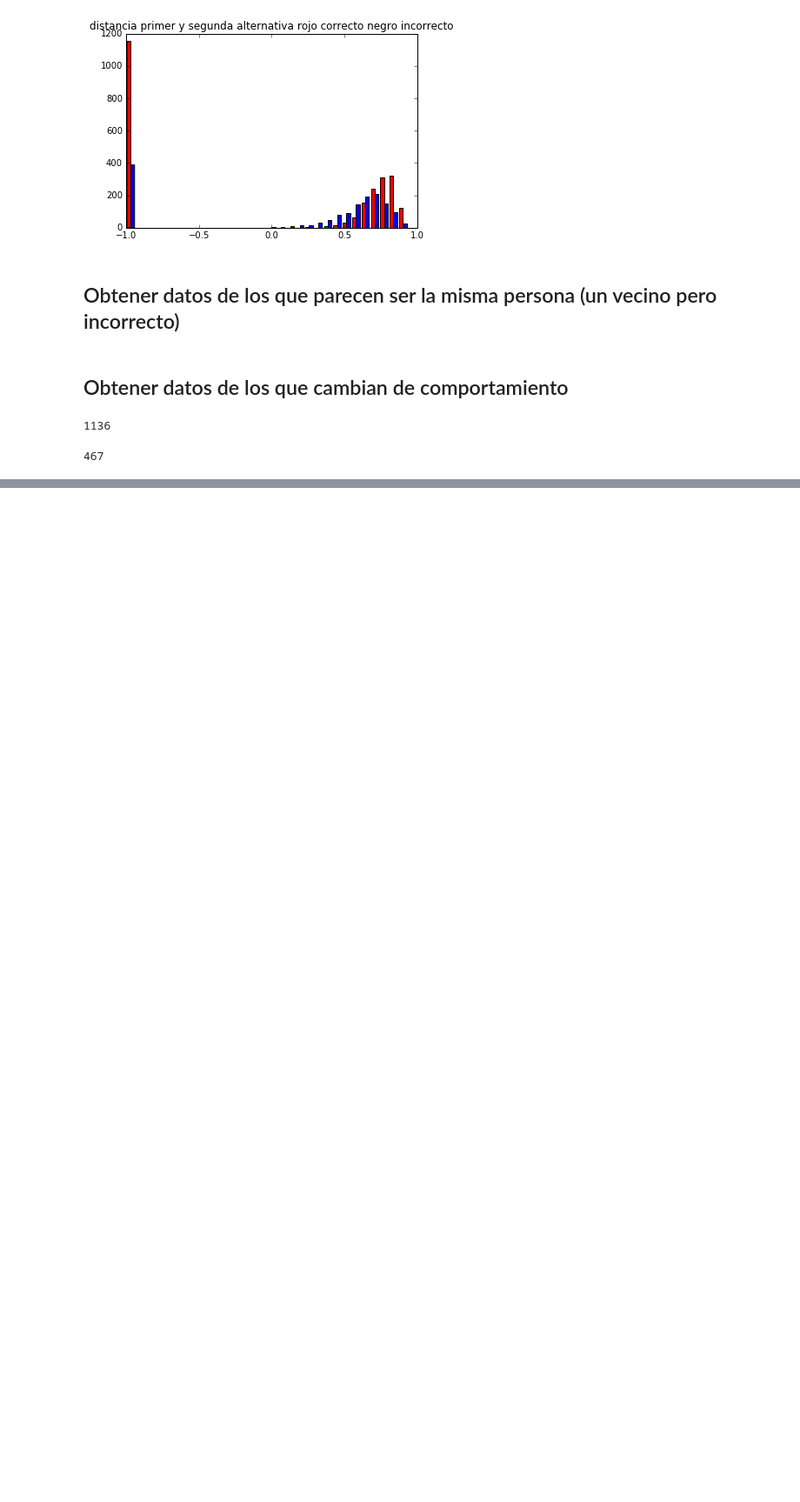
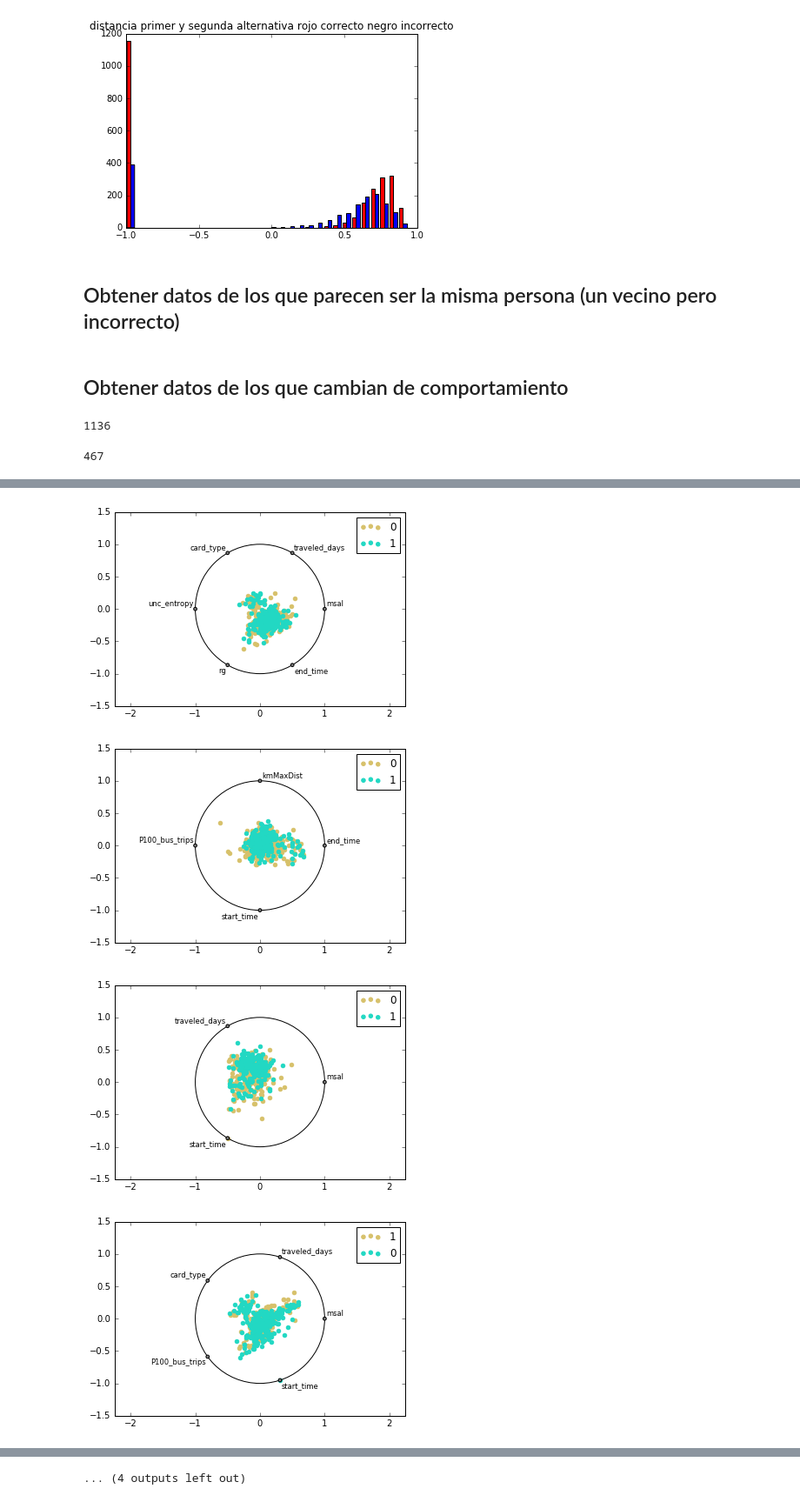
Before and after one commit to cinai/identification-algorithms, a Jupyter notebook: algoritmo_3/ResultsExploration.ipynb, the cells around one changed output, grey strips where cells are left out. Shown at 87% size. Drawn from its saved outputs; the diff is of its cells as text; code cells hidden in the pictures; blank space fills up the shorter version.

```diff
--- a/algoritmo_3/ResultsExploration.ipynb
+++ b/algoritmo_3/ResultsExploration.ipynb
@@ -826,0 +864,27 @@ for j in indexs_changed_behaviour_one_match:
+# %%
+set_radviz = [['msal','traveled_days','card_type','unc_entropy','rg','end_time','identified'],
+             ['end_time','kmMaxDist','P100_bus_trips','start_time','identified'],
+             ['msal','traveled_days','start_time','identified'],
+             ['msal','traveled_days','card_type','P100_bus_trips','start_time','identified'],
+             ['rg','end_time','kmMaxDist','P100_bus_trips','start_time','identified'],
+             ['msal','traveled_days','card_type','unc_entropy','rg','end_time','identified'],
+             ['card_type','unc_entropy','rg','end_time','kmMaxDist','P100_bus_trips','identified'],
+             ['card_type','P100_bus_trips','identified'],
+             ['card_type','P100_bus_trips','end_time','identified'],
+             ['P100_bus_trips','end_time','start_time','identified'],
+             ['P100_bus_trips','traveled_days','end_time','start_time','identified'],
+             ['traveled_days','end_time','start_time','identified'],
+             ['P100_bus_trips','rg','start_time','identified'],
+             ['P100_bus_trips','rg','unc_entropy','identified'],
+             ['P100_bus_trips','kmMaxDist','unc_entropy','identified'],
+             ['P100_bus_trips','kmMaxDist','unc_entropy','identified']
+             ]
+# %%
+for aset in set_radviz:
+    plt.figure()
+    radviz(data[aset].sample(500), 'identified')
+# %% [output]
+[figure, added]
+[figure, added]
+[figure, added]
+[figure, added]
@@ -826,0 +899 @@ for j in indexs_changed_behaviour_one_match:
+... (4 outputs left out)
```
Also changed, not shown: parts of 15 cells of this notebook.
